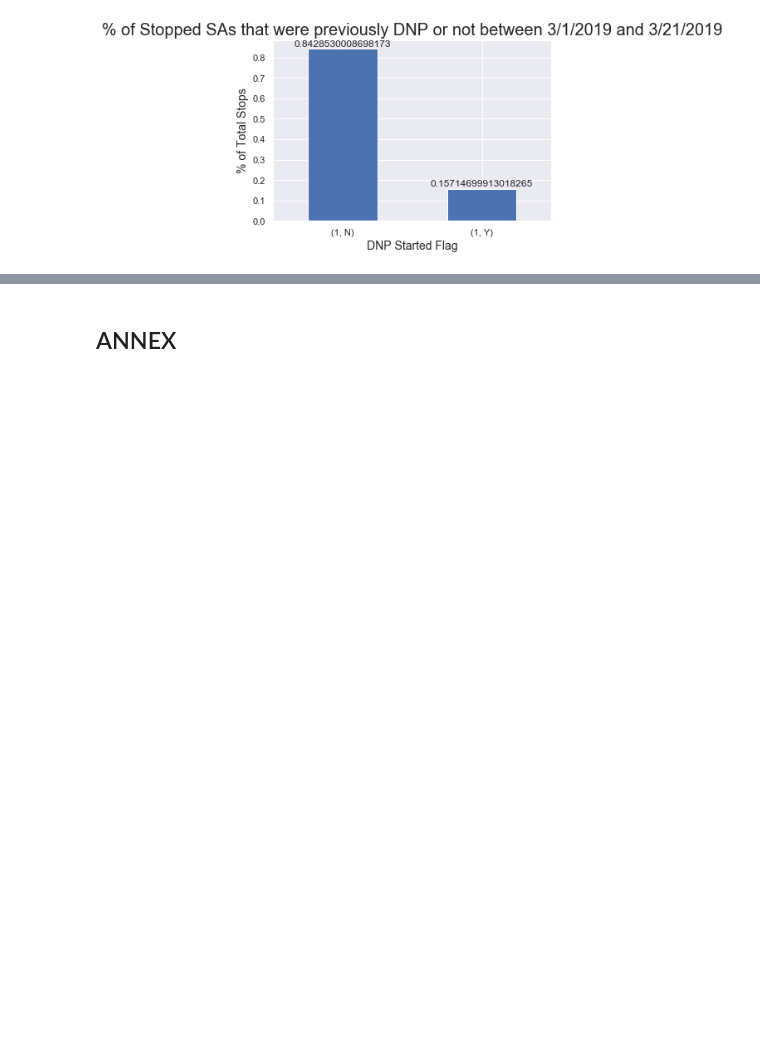
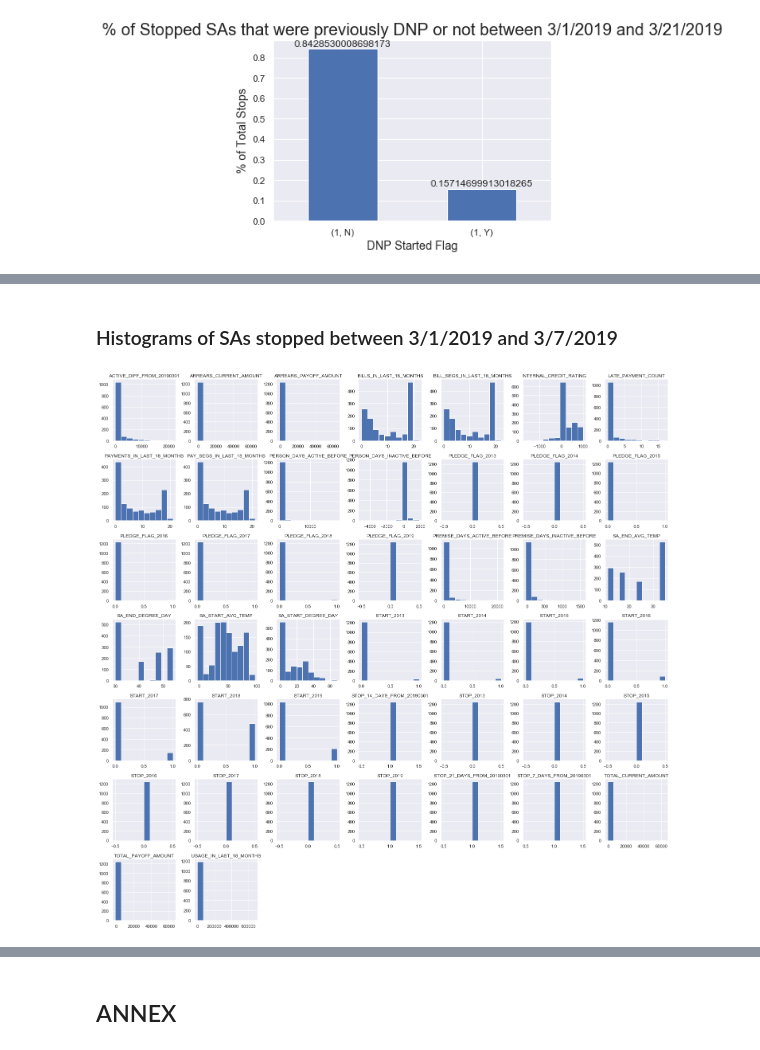
Before and after one commit to brocknosbisch/Springboard_Capstone_2, a Jupyter notebook: Chapter_2_Capstone_2_Data_Story.ipynb, the cells around one changed output, grey strips where cells are left out. Cells and saved outputs as stored; diff of their text form; code cells hidden in the pictures; blank space fills up the shorter version.

```diff
--- a/Chapter_2_Capstone_2_Data_Story.ipynb
+++ b/Chapter_2_Capstone_2_Data_Story.ipynb
@@ -490,0 +478,6 @@ STOP_7_DAYS_FROM_20190301 DNP_STARTED_FLAG
+# %% [markdown]
+### Histograms of SAs stopped between 3/1/2019 and 3/7/2019
+# %%
+pd.DataFrame.hist(df.loc[((df['SA_START_YEAR_MONTH']  < '201903') & (df['SA_END_YEAR_MONTH'] >= '201903')  & (df['STOP_7_DAYS_FROM_20190301'] == 1 ))], figsize= [25,25],color='b');
+# %% [output]
+[figure, added]
```
Also changed, not shown: parts of 7 cells of this notebook.
